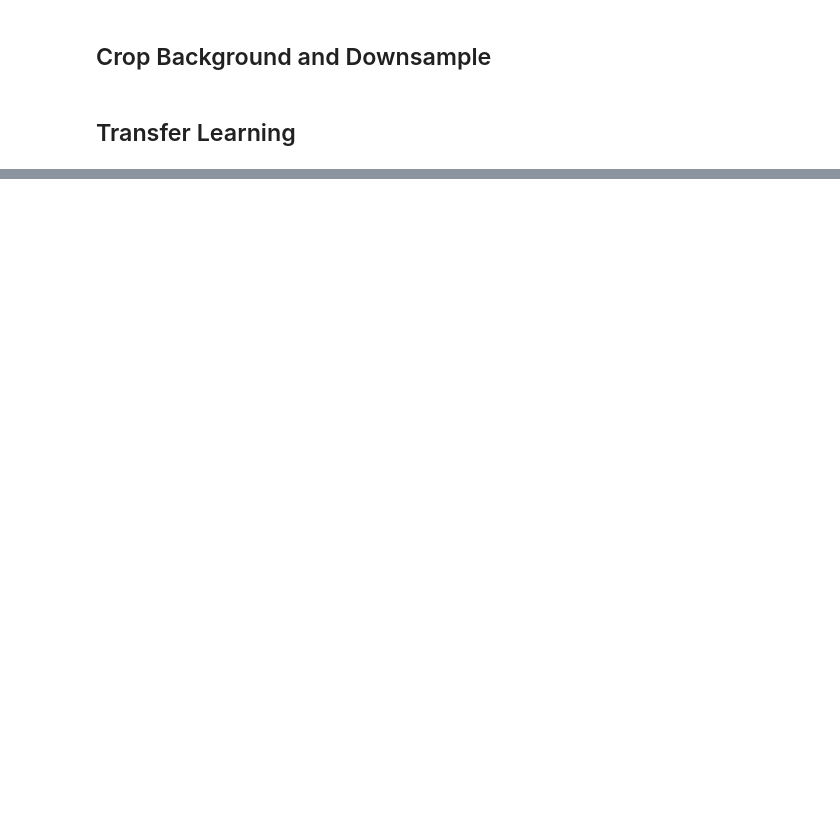
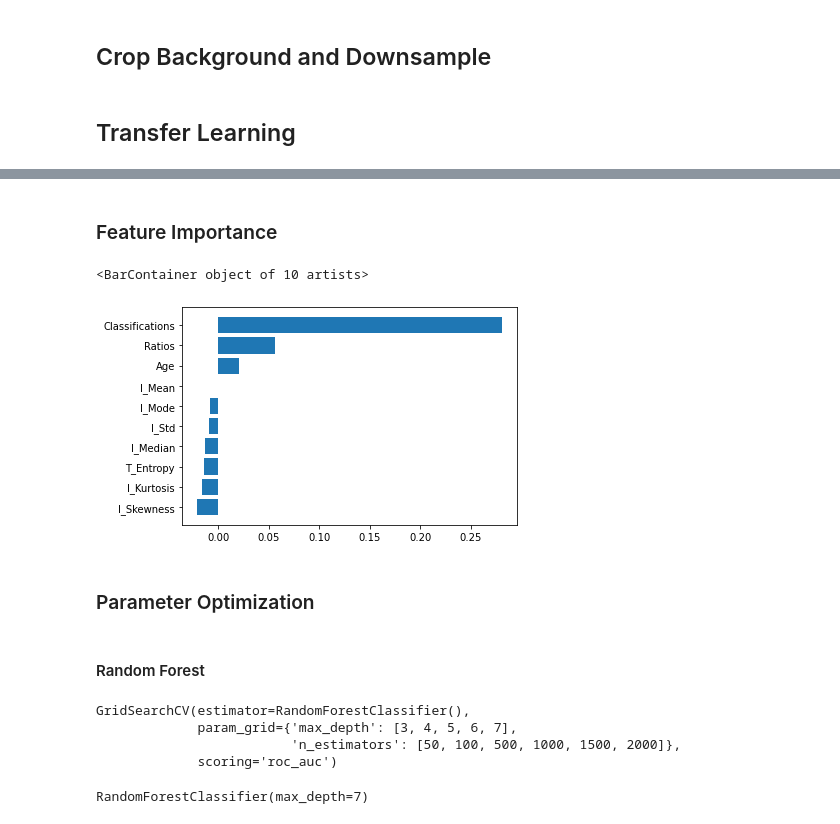
Before and after one commit to PedroVilares/TesePedroVilares, a Jupyter notebook: full_mammpgraphies/full_mammographies.ipynb, the cells around one changed output, grey strips where cells are left out. Saved outputs shown, nothing was run; the diff lists cells and outputs as text; code cells hidden in the pictures; blank space fills up the shorter version.

```diff
--- a/full_mammpgraphies/full_mammographies.ipynb
+++ b/full_mammpgraphies/full_mammographies.ipynb
@@ -215,0 +701,21 @@ print('AUC:',auc)
+# %%
+X = dataframe.loc[:, dataframe.columns != 'Ground Truth']
+X = X.loc[:, X.columns != 'Unnamed: 0']
+X = X.loc[:, X.columns != 'Unnamed: 0.1']
+X = X.loc[:, X.columns != 'Ratio']
+#X = X.loc[:, X.columns != 'Ratios']
+#X = X.loc[:, X.columns != 'I_Kurtosis']
+#X = X.loc[:, X.columns != 'I_Mode']
+#X = X.loc[:, X.columns != 'I_Std']
+#X = X.loc[:, X.columns != 'I_Median']
+#X = X.loc[:, X.columns != 'T_Entropy']
+#X = X.loc[:, X.columns != 'I_Skewness']
+y = dataframe['Ground Truth']
+# %%
+my_imputer = SimpleImputer(strategy='constant',fill_value=56)
+imputed_X_train_age = my_imputer.fit_transform(numpy.array(X['Age']).reshape(-1,1))
+X['Age'] = imputed_X_train_age
+X = X.astype({'Age': 'int32'})
+# %%
+X_train, X_valid, y_train, y_valid = train_test_split(X, y,test_size=0.35)
+X.head(5)
@@ -215,0 +729,9 @@ print('AUC:',auc)
+# %%
+forest_model = RandomForestClassifier()
+model = svm.SVC()
+pipeline = Pipeline(steps=[('model',model)])
+pipeline = Pipeline(steps=[('model',forest_model)])
+pipeline.fit(X_train,y_train)
+preds = pipeline.predict(X_valid)
+names = ['normal','suspicious']
+print(classification_report(y_valid, preds,target_names=names))
@@ -215,0 +747,9 @@ print('AUC:',auc)
+# %% [markdown]
+### Feature Importance
+# %%
+result = permutation_importance(forest_model, X_valid, y_valid, n_repeats=10)
+sorted_idx = result.importances_mean.argsort()
+plt.barh(X_train.columns[sorted_idx], result.importances_mean[sorted_idx])
+# %% [output]
+<BarContainer object of 10 artists>
+[figure, added]
@@ -215,0 +758,17 @@ print('AUC:',auc)
+# %% [markdown]
+### Parameter Optimization
+# %% [markdown]
+#### Random Forest
+# %%
+p = {'n_estimators':[50,100,500,1000,1500,2000],'max_depth':[3,4,5,6,7]}
+c = GridSearchCV(forest_model,p,scoring='roc_auc')
+c.fit(X,y)
+# %% [output]
+GridSearchCV(estimator=RandomForestClassifier(),
+             param_grid={'max_depth': [3, 4, 5, 6, 7],
+                         'n_estimators': [50, 100, 500, 1000, 1500, 2000]},
+             scoring='roc_auc')
+# %%
+c.best_estimator_
+# %% [output]
+RandomForestClassifier(max_depth=7)
```
Also changed, not shown: parts of 154 cells of this notebook, 1 other file.
